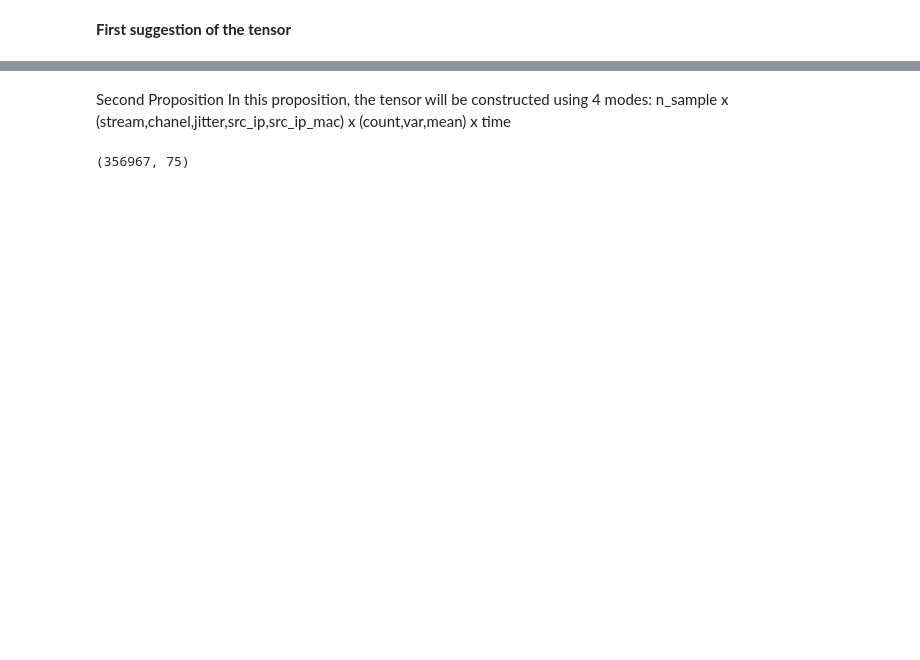
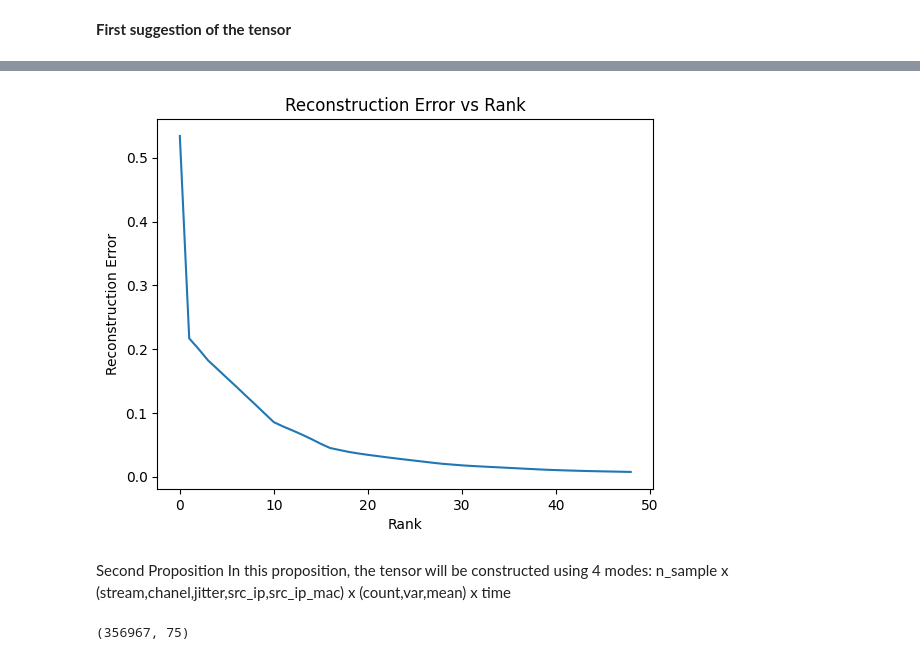
Before and after one commit to mitsouma/IOT_Anomalies_Detection_System_Based_on_Tensor_Decomposition, a Jupyter notebook: Tensorization_of_iot_dataset_.ipynb, the cells around one changed output, grey strips where cells are left out. Cells and saved outputs as stored; diff of their text form; code cells hidden in the pictures; blank space fills up the shorter version.

```diff
--- a/Tensorization_of_iot_dataset_.ipynb
+++ b/Tensorization_of_iot_dataset_.ipynb
@@ -225,7 +237,7 @@ df.head(20)
 # %%
 df.drop_duplicates(inplace=True)
 # %%
-data=df[['src_ip','dst_ip','sum_p','inter_arrival_time']].dropna()
+data=df[['src_ip','dst_ip','sum_p','inter_arrival_time','jitter']].dropna()
 # %%
 data.shape
 # %% [output]
@@ -245,7 +257,7 @@ def create_tensor(df):
     dst_ip_to_idx = {ip: idx for idx, ip in enumerate(dst_ips)}
 
     # Initialize adjacency tensor [Src IP, Dst IP, features]
-    tensor = np.zeros((len(src_ips), len(dst_ips), 3))  # 3 features (count, bytes, duration)
+    tensor = np.zeros((len(src_ips), len(dst_ips), 4))  # 3 features (count, bytes, duration)
 
     # Group by source and destination IPs
     grouped = df.groupby(['src_ip', 'dst_ip'])
@@ -257,7 +269,8 @@ def create_tensor(df):
         # Aggregated features
         tensor[src_idx, dst_idx, 0] = len(group)  # count
         tensor[src_idx, dst_idx, 1] = group['sum_p'].sum()  # bytes (sum over group)
-        tensor[src_idx, dst_idx, 2] = group['inter_arrival_time'].mean()  # duration (average)
+        tensor[src_idx, dst_idx, 2] = group['inter_arrival_time'].mean()
+        tensor[src_idx, dst_idx, 3]=  group['jitter'].mean() # duration (average)
 
     return tensor, src_ip_to_idx, dst_ip_to_idx
 # %%
@@ -276,0 +297,13 @@ np.count_nonzero(tensor)
+# %%
+#Normalization of the tensor
+tensor_normalized=tensor/tl.norm(tensor)
+# %%
+#Find the rank of the CP and the rank of the rensor
+Factors_list=[]
+errors=[]
+for rank in range(1, 50):
+    factors = parafac(tensor_normalized, rank=rank, init='random')
+    Factors_list.append(factors)
+    tensor_reconstructed = tl.cp_to_tensor(factors)
+    reconstruction_error = np.linalg.norm(tensor_normalized - tensor_reconstructed)
+    errors.append(reconstruction_error)
@@ -277,3 +332,11 @@ np.count_nonzero(tensor)
+# %%
+plt.plot(errors)
+plt.xlabel('Rank')
+plt.ylabel('Reconstruction Error')
+plt.title('Reconstruction Error vs Rank')
+plt.show()
+# %% [output]
+[figure, added]
 # %% [markdown]
 Second Proposition
 In this proposition, the tensor will be constructed using 4 modes: n_sample x (stream,chanel,jitter,src_ip,src_ip_mac) x (count,var,mean) x time
```
Also changed, not shown: parts of 71 cells of this notebook.
